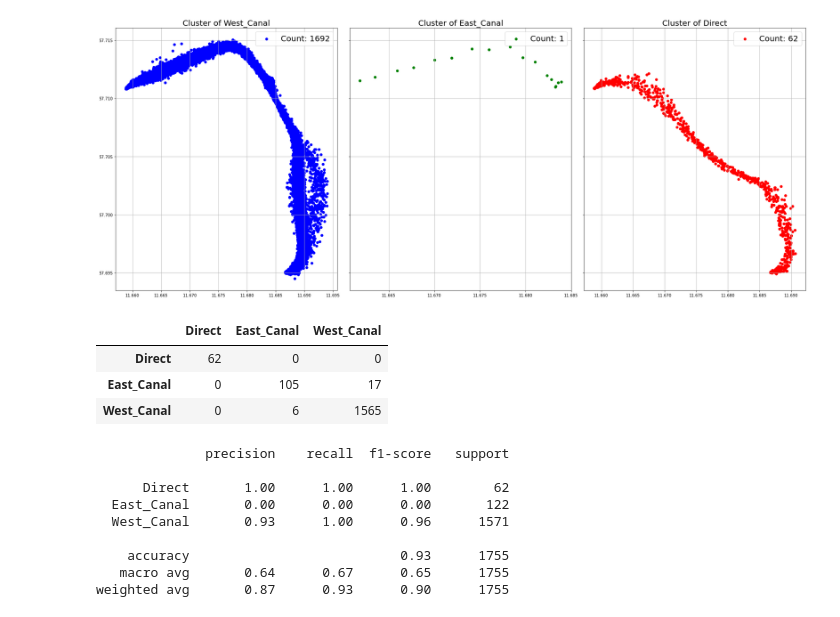
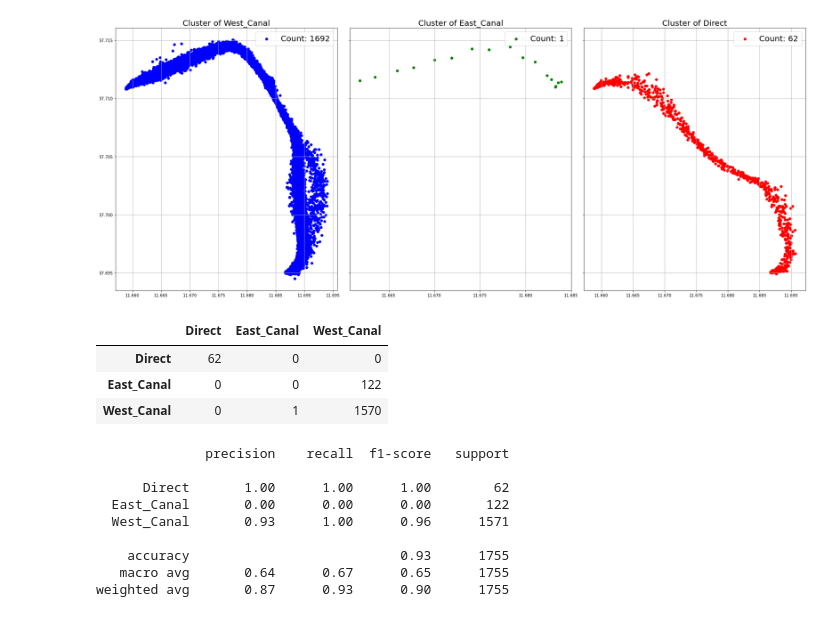
Before and after one commit to MohamedAbuella/Path_Clustering, a Jupyter notebook: TRACLUS_Results/Buro_vessel/Buro_cluster_by_TRACLUS_v1.ipynb, the cells around one changed output. Drawn from its saved outputs; the diff is of its cells as text; code cells hidden in the pictures.

```diff
--- a/TRACLUS_Results/Buro_vessel/Buro_cluster_by_TRACLUS_v1.ipynb
+++ b/TRACLUS_Results/Buro_vessel/Buro_cluster_by_TRACLUS_v1.ipynb
@@ -2029,18 +2029,18 @@ plt.show()
 # %%
 from sklearn.metrics import confusion_matrix
 conf_mat_traclus= confusion_matrix(y_test_traclus, y_pred_traclus)
 # print(f'Confusion matrix:\n{conf_mat_traclus}')
 
 
-df_conf_mat_traclus = pd.DataFrame(conf_mat, index=['Direct', 'East_Canal', 'West_Canal'],
+df_conf_mat_traclus = pd.DataFrame(conf_mat_traclus, index=['Direct', 'East_Canal', 'West_Canal'],
                            columns=['Direct', 'East_Canal', 'West_Canal'])
 
 df_conf_mat_traclus
 # %% [output]
 |  | Direct | East_Canal | West_Canal |
 | Direct | 62 | 0 | 0 |
-| East_Canal | 0 | 105 | 17 |
-| West_Canal | 0 | 6 | 1565 |
+| East_Canal | 0 | 0 | 122 |
+| West_Canal | 0 | 1 | 1570 |
 # %%
 from sklearn.metrics import f1_score
 from sklearn.metrics import classification_report
```
Also changed, not shown: parts of 1 cell of this notebook.
